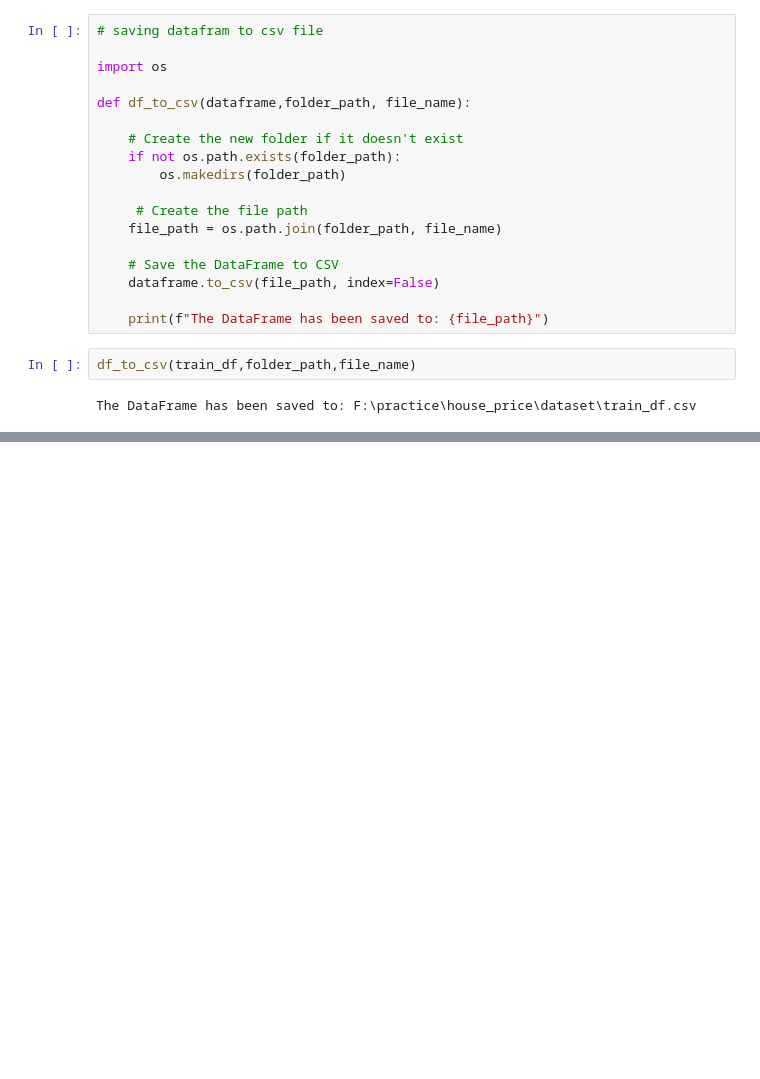
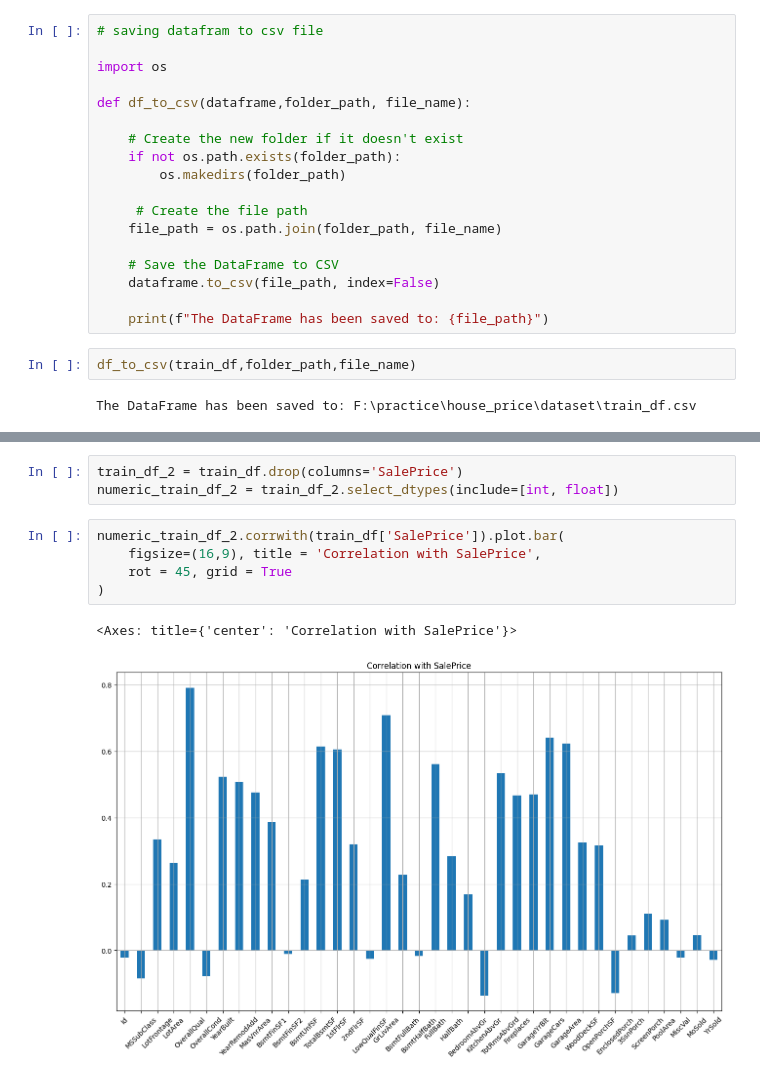
Before and after one commit to Prashantkhobragade/house_price, a Jupyter notebook: house_price.ipynb, the cells around one changed output, grey strips where cells are left out. Drawn from its saved outputs; the diff is of its cells as text; blank space fills up the shorter version.

```diff
--- a/house_price.ipynb
+++ b/house_price.ipynb
@@ -349,0 +390,11 @@ The DataFrame has been saved to: F:\practice\house_price\dataset\train_df.csv
+# %%
+train_df_2 = train_df.drop(columns='SalePrice')
+numeric_train_df_2 = train_df_2.select_dtypes(include=[int, float])
+# %%
+numeric_train_df_2.corrwith(train_df['SalePrice']).plot.bar(
+    figsize=(16,9), title = 'Correlation with SalePrice',
+    rot = 45, grid = True
+)
+# %% [output]
+<Axes: title={'center': 'Correlation with SalePrice'}>
+[figure, added]
```
Also changed, not shown: parts of 34 cells of this notebook, 3 other files.
